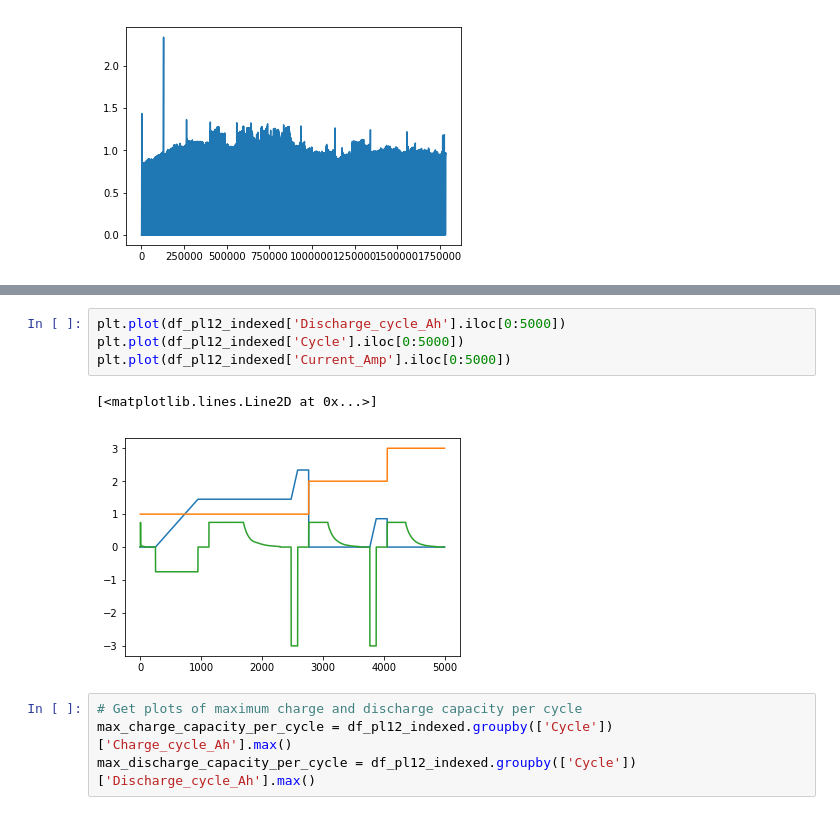
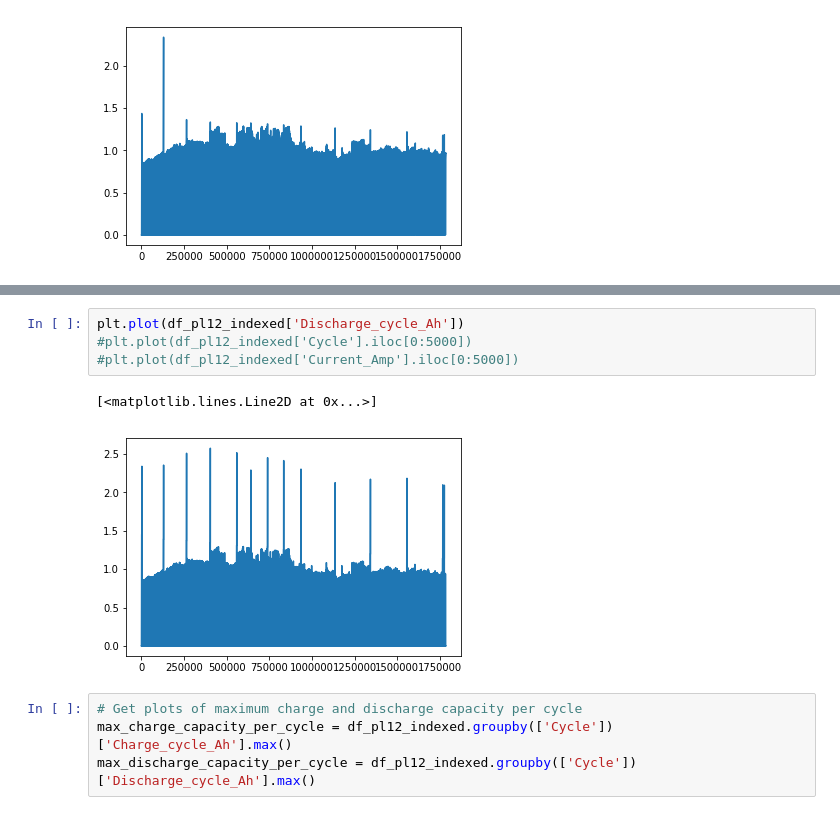
Before and after one commit to chintanp/BattDeg, a Jupyter notebook: scripts/data_exploration.ipynb, the cells around one changed output, grey strips where cells are left out. Cells and saved outputs as stored; diff of their text form.

```diff
--- a/scripts/data_exploration.ipynb
+++ b/scripts/data_exploration.ipynb
@@ -276,10 +271,10 @@ See the caveats in the documentation: http://pandas.pydata.org/pandas-docs/stabl
 # %%
-plt.plot(df_pl12_indexed['Discharge_cycle_Ah'].iloc[0:5000])
-plt.plot(df_pl12_indexed['Cycle'].iloc[0:5000])
-plt.plot(df_pl12_indexed['Current_Amp'].iloc[0:5000])
+plt.plot(df_pl12_indexed['Discharge_cycle_Ah'])
+#plt.plot(df_pl12_indexed['Cycle'].iloc[0:5000])
+#plt.plot(df_pl12_indexed['Current_Amp'].iloc[0:5000])
 # %% [output]
 [<matplotlib.lines.Line2D at 0x...>]
-[figure, old version]
+[figure, new version]
 # %%
 # Get plots of maximum charge and discharge capacity per cycle
 max_charge_capacity_per_cycle = df_pl12_indexed.groupby(['Cycle'])['Charge_cycle_Ah'].max()
```
Also changed, not shown: parts of 7 cells of this notebook.
